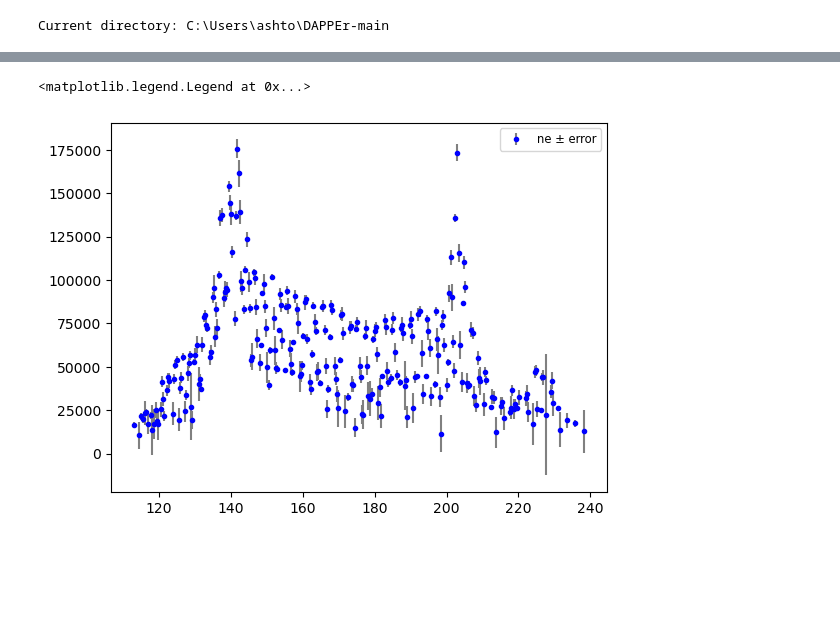
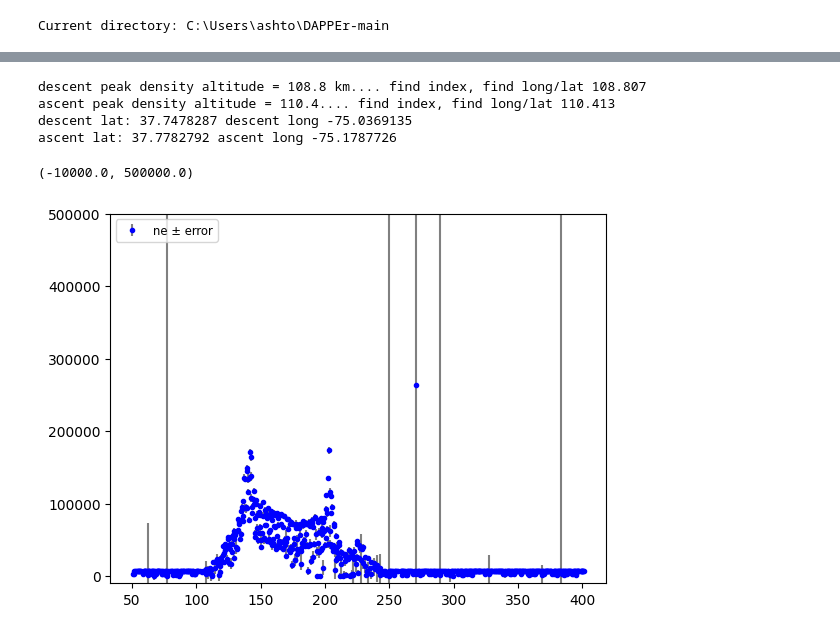
Before and after one commit to jgoodwill1/DAPPEr, a Jupyter notebook: students/Ashton/Density vs altitude.ipynb, the cells around one changed output, grey strips where cells are left out. Drawn from its saved outputs; the diff is of its cells as text; code cells hidden in the pictures; blank space fills up the shorter version.

```diff
--- a/students/Ashton/Density vs altitude.ipynb
+++ b/students/Ashton/Density vs altitude.ipynb
@@ -23,12 +22,12 @@ import pandas as pd
 # %%
-df = pd.read_csv(r"data\ne(in).csv")
-ne_data = df['ne'][150:490]
-ne_error = df['ne_err'][150:490]
-time = df['time'][150:490] - 57 #account for 57 sec filter
+df = pd.read_csv(r"data\ne 3.csv")
+ne_data = df['ne']
+ne_error = df['ne_err']
+time = df['time'] - 57 #account for 57 sec filter
 # sweeps 150-490 where we get good data (more like 175-470)
 
-#filtering out bad values
-mask = ne_data > 1e4
+#filtering out bad values... initially i did this, but now showing lower altitudes cant do it
+mask = ne_data > 1e2
 ne_data_filtered = ne_data[mask]
 ne_error_filtered = ne_error[mask]
 time_filtered = time[mask]
@@ -54,9 +125,24 @@ Text(0, 0.5, 'Altitude (km)')
+# %%
+print("descent peak density altitude = 108.8 km.... find index, find long/lat", altitudes_ROCK[2028])
+print("ascent peak density altitude = 110.4.... find index, find long/lat",altitudes_ROCK[1416])
+print("descent lat:", lat_ROCK[2028], "descent long", long_ROCK[2028])
+print("ascent lat:", lat_ROCK[1416], "ascent long", long_ROCK[1416])
+peak_ascent_lat = lat_ROCK[1416]
+peak_ascent_long = long_ROCK[1416]
+peak_descent_lat = lat_ROCK[2028]
+peak_descent_long = long_ROCK[2028]
+# %% [output]
+descent peak density altitude = 108.8 km.... find index, find long/lat 108.807
+ascent peak density altitude = 110.4.... find index, find long/lat 110.413
+descent lat: 37.7478287 descent long -75.0369135
+ascent lat: 37.7782792 ascent long -75.1787726
 # %%
 plt.errorbar(time_filtered, ne_data_filtered, yerr=ne_error_filtered, fmt='.',color='blue',ecolor='grey', label='ne ± error')
 plt.legend(fontsize="small")
+plt.ylim(-10000,5e5)
 # %% [output]
-<matplotlib.legend.Legend at 0x...>
+(-10000.0, 500000.0)
-[figure, old version]
+[figure, new version]
 # %%
 altitude_function = interp1d(times_ROCK, altitudes_ROCK)
 interpolated_altitudes = altitude_function(time_filtered)
```
Also changed, not shown: parts of 13 cells of this notebook.
